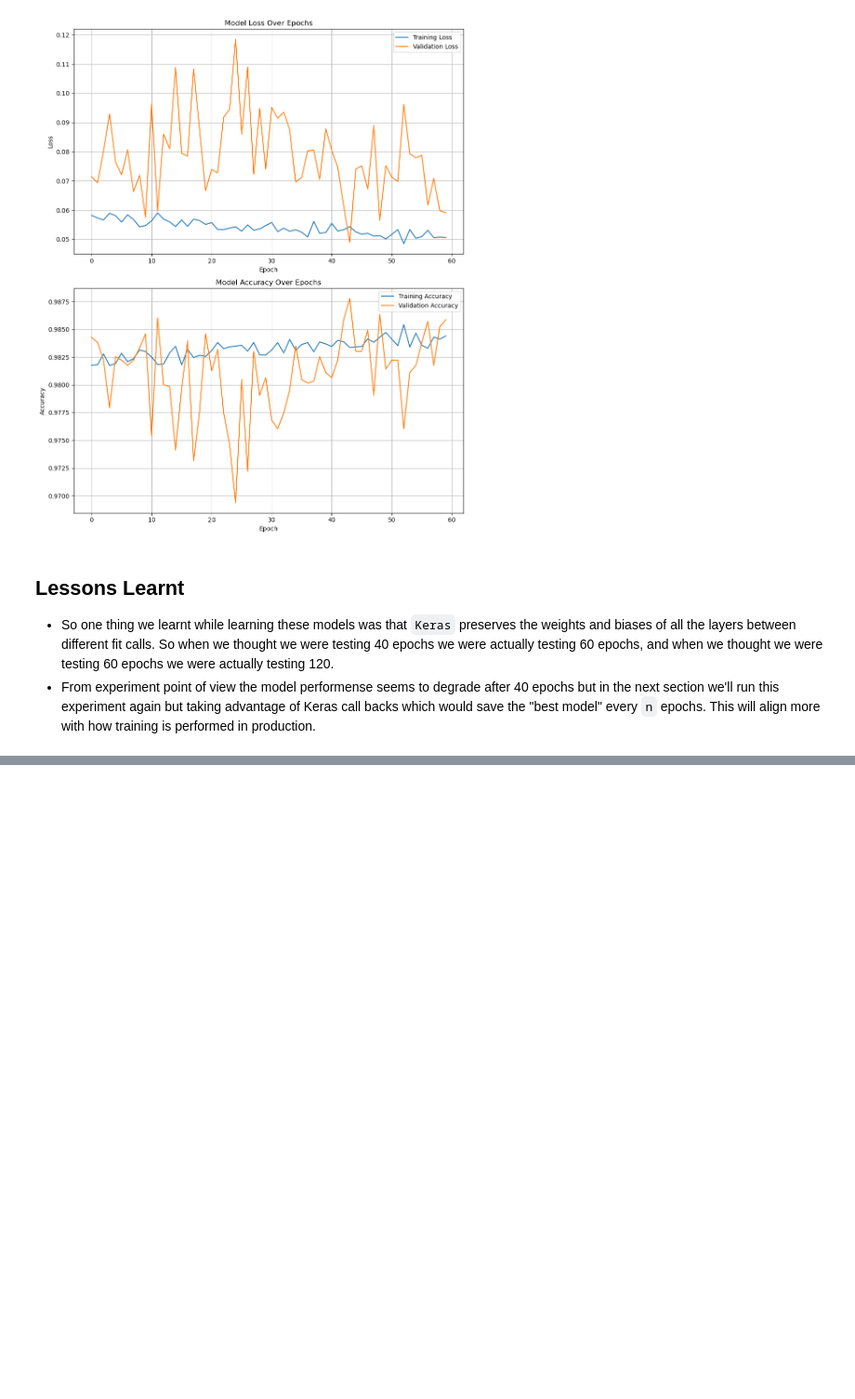
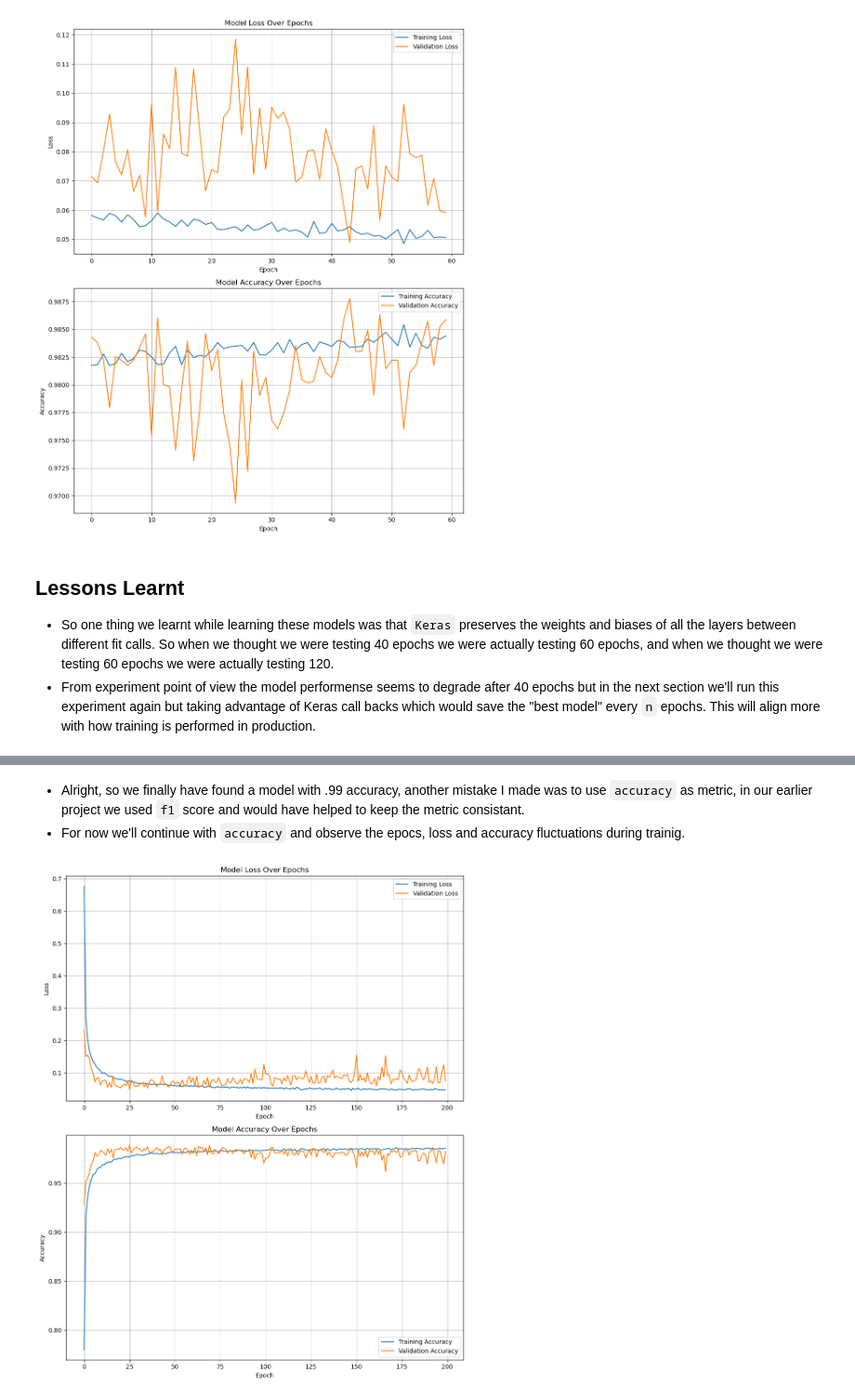
Before and after one commit to gaurangdave/mnist_cnn, a Jupyter notebook: notebooks/01_training_evaluation.ipynb, the cells around one changed output, grey strips where cells are left out. Shown at 93% size. Drawn from its saved outputs; the diff is of its cells as text; code cells hidden in the pictures; blank space fills up the shorter version.

Commit message:
experimented with longer epochs and measured additional metrics for the model

```diff
--- a/notebooks/01_training_evaluation.ipynb
+++ b/notebooks/01_training_evaluation.ipynb
@@ -405,0 +432,5 @@ plt.show()
+# %%
+## step 2: Compile the model
+model.compile(optimizer='adam',
+              loss=tf.keras.losses.SparseCategoricalCrossentropy(),
+              metrics=['accuracy'])
@@ -405,0 +461,11 @@ plt.show()
+# %%
+## step 5: Fit the model
+epochs=200
+
+history = model.fit(
+  x=X_train_tensor,
+  y=y_train_tensor,
+  validation_data=(X_val_tensor,y_val_tensor),
+  epochs=epochs,
+  callbacks=[model_checkpoint_callback]
+)
@@ -405,0 +490,41 @@ plt.show()
+# %% [markdown]
+* Alright, so we finally have found a model with .99 accuracy, another mistake I made was to use `accuracy` as metric, in our earlier project we used `f1` score and would have helped to keep the metric consistant.
+* For now we'll continue with `accuracy` and observe the epocs, loss and accuracy fluctuations during trainig.
+# %%
+import pandas as pd
+import matplotlib.pyplot as plt
+
+# Assume 'history' is the object returned from model.fit()
+# Create a DataFrame from the history for easy plotting (optional but nice)
+history_df = pd.DataFrame(history.history)
+
+# Create a figure with two subplots, one on top of the other
+# Hint: plt.subplots(nrows, ncols, figsize)
+fig, (ax1, ax2) = plt.subplots(2, 1, figsize=(10, 12))
+
+# --- Plot Loss ---
+# Hint: Use ax1.plot() for both training and validation loss
+# You can get the epoch numbers using history_df.index
+ax1.plot(history_df.index, history_df['loss'], label='Training Loss')
+ax1.plot(history_df.index, history_df['val_loss'], label='Validation Loss')
+ax1.set_title('Model Loss Over Epochs')
+ax1.set_xlabel('Epoch')
+ax1.set_ylabel('Loss')
+ax1.legend()
+ax1.grid(True)
+
+# --- Plot Accuracy ---
+# Hint: Do the same for accuracy on ax2
+ax2.plot(history_df.index, history_df['accuracy'], label='Training Accuracy')
+ax2.plot(history_df.index, history_df['val_accuracy'], label='Validation Accuracy')
+ax2.set_title('Model Accuracy Over Epochs')
+ax2.set_xlabel('Epoch')
+ax2.set_ylabel('Accuracy')
+ax2.legend()
+ax2.grid(True)
+
+# Show the plots
+plt.tight_layout() # Adjusts plots to prevent them from overlapping
+plt.show()
+# %% [output]
+[figure, added]
```
Also changed, not shown: parts of 15 cells of this notebook, 1 other file.
